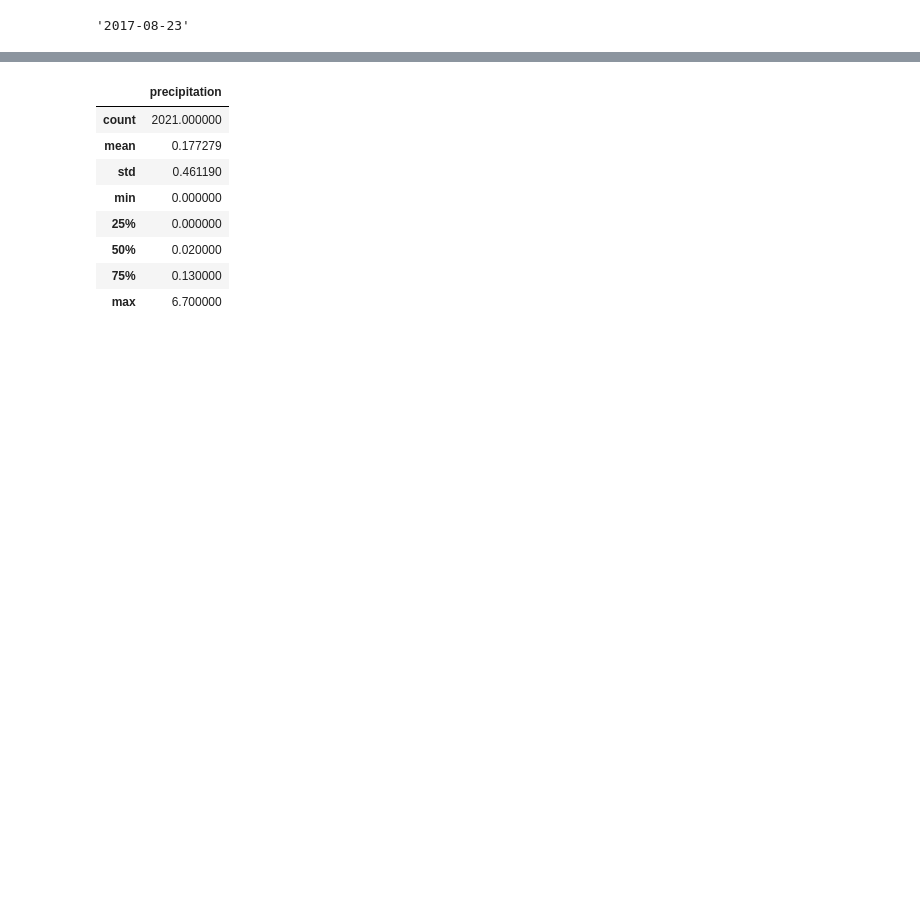
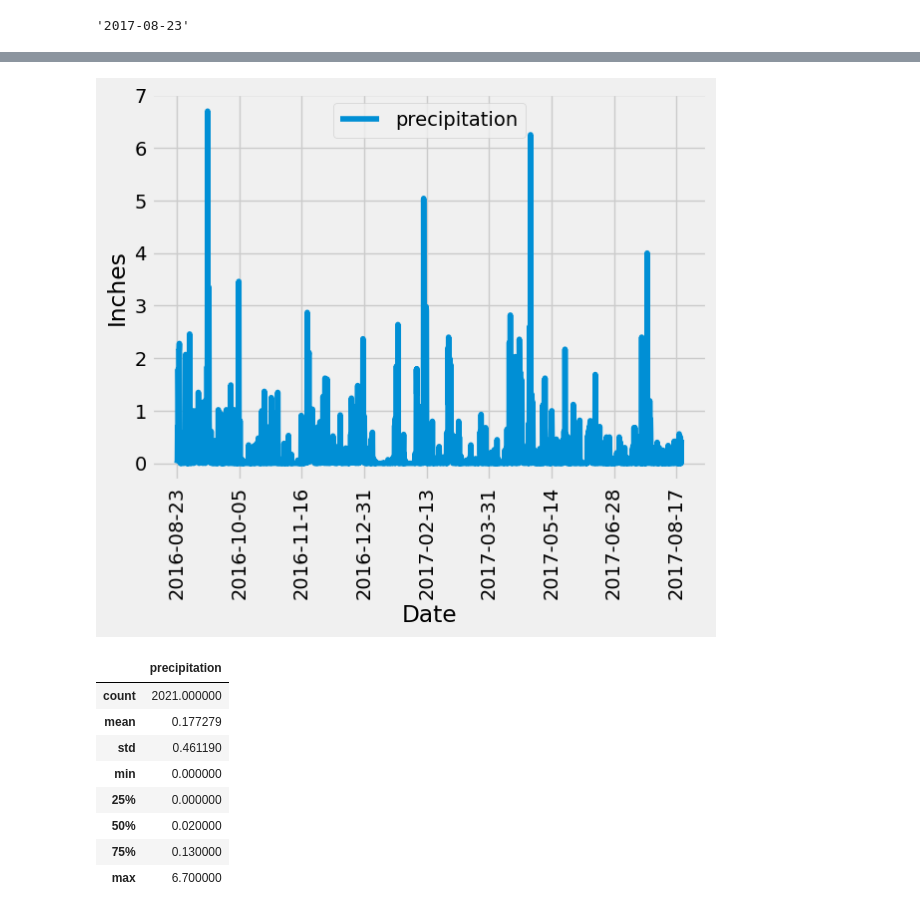
Before and after one commit to cjhornung/sqlalchemy-challenge, a Jupyter notebook: climate_starter.ipynb, the cells around one changed output, grey strips where cells are left out. Drawn from its saved outputs; the diff is of its cells as text; code cells hidden in the pictures; blank space fills up the shorter version.

Commit message:
Fixed Graph and finished Exploratory Station Analysis
Finished graph on Exploratory Station Analysis

```diff
--- a/climate_starter.ipynb
+++ b/climate_starter.ipynb
@@ -53,21 +53,24 @@ end_date=dt.date(most_recent_date.year -1, most_recent_date.month, most_recent_d
 # Perform a query to retrieve the data and precipitation scores
 data = [Measurement.date,Measurement.prcp]
 filtered_data = session.query(*data).filter(Measurement.date >= end_date).all()
-filtered_data_dt=[]
-for data in filtered_data:
-    filtered_data_dt.append([dt.datetime.strptime(data[0],'%Y-%m-%d'),data[1]])
+#filtered_data_dt=[]
+#for data in filtered_data:
+    #filtered_data_dt.append([dt.datetime.strptime(data[0],'%Y-%m-%d'),data[1]])
 # Save the query results as a Pandas DataFrame. Explicitly set the column names
-prcp_df=pd.DataFrame(filtered_data_dt, columns=["date","precipitation"])
+prcp_df=pd.DataFrame(filtered_data, columns=["date","precipitation"])
 prcp_df=prcp_df.dropna(how='any')
 # Sort the dataframe by date
 prcp_df=prcp_df.sort_values(["date"], ascending=True)
+prcp_df.head()
+# Use Pandas Plotting with Matplotlib to plot the data
 
-# Use Pandas Plotting with Matplotlib to plot the data
-prcp_df['date'] = pd.to_datetime(prcp_df['date'])
-x_ticks=['2016-08-23','2016-11-09','2016-01-28','2017-04-18','2017-07-10']
-x_ticks_dt=[]
-for x in x_ticks:
-    x_ticks_dt.append(dt.datetime.strptime(x,'%Y-%m-%d'))
+#x_ticks=['2016-08-23','2016-11-09','2016-01-28','2017-04-18','2017-07-10']
+#x_ticks_dt=[]
+#for x in x_ticks:
+#    x_ticks_dt.append(dt.datetime.strptime(x,'%Y-%m-%d'))
 
-prcp_df.plot(kind="bar",x='date',y='precipitation',use_index=True,grid=True,ylabel="Inches",xticks=x_ticks_dt)
+#prcp_df.plot(kind="bar",x='date',y='precipitation',use_index=True,grid=True,ylabel="Inches")
+prcp_df=prcp_df.set_index('date')
+prcp_df.head()
+prcp_df.plot(xlabel="Date",ylabel="Inches",rot=90)
 # %% [output]
@@ -76,3 +78,4 @@ prcp_df.plot(kind="bar",x='date',y='precipitation',use_index=True,grid=True,ylab
+[figure, added]
 # %%
 # Use Pandas to calculate the summary statistics for the precipitation data
 prcp_df.describe()
```
Also changed, not shown: parts of 1 cell of this notebook.
